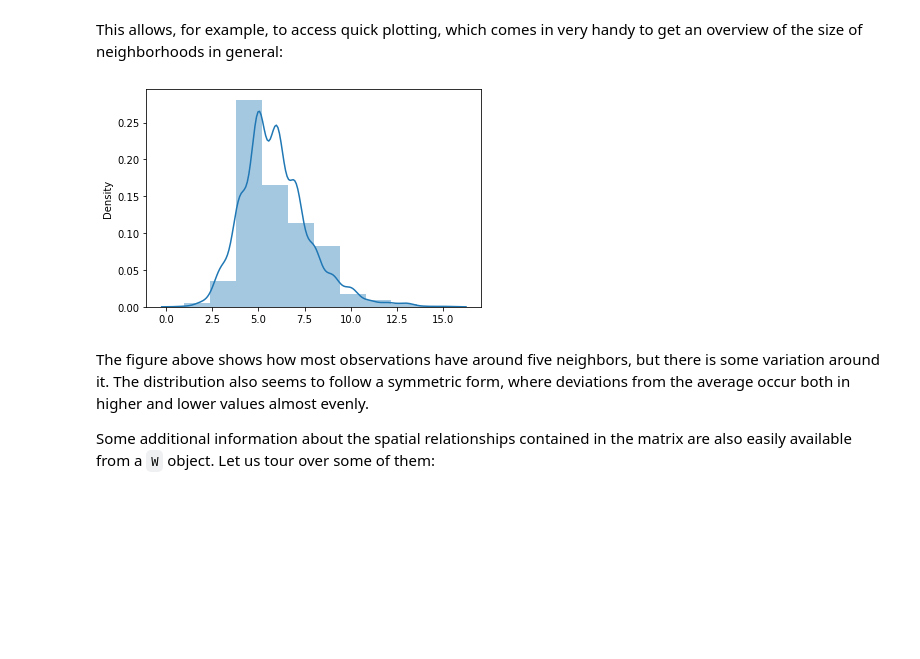
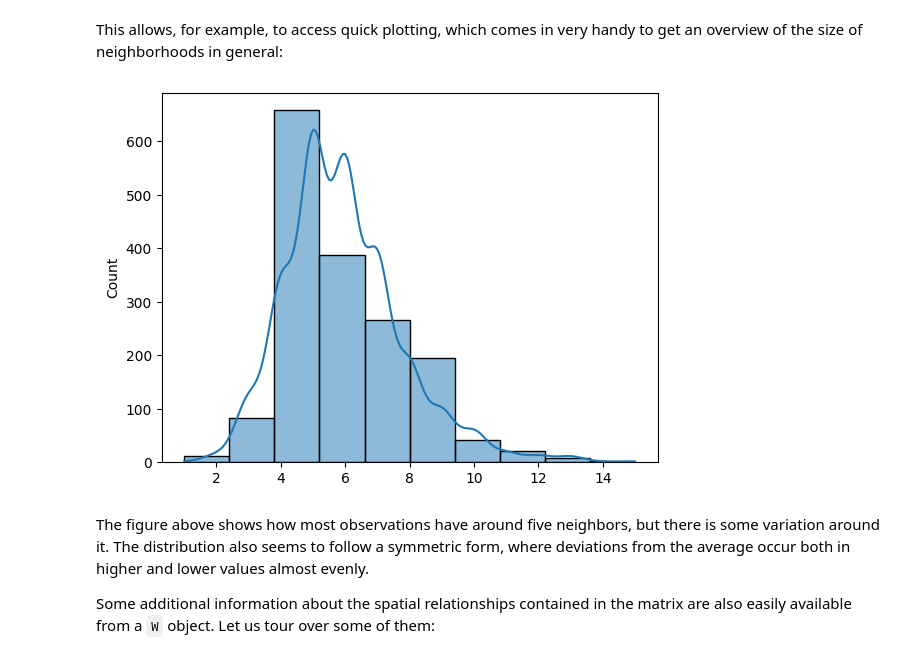
Before and after one commit to UC-Course-LU/Assignment2, a Jupyter notebook: lab_04_modified.ipynb, the cells around one changed output. Saved outputs shown, nothing was run; the diff lists cells and outputs as text; code cells hidden in the pictures; blank space fills up the shorter version.

```diff
--- a/lab_04_modified.ipynb
+++ b/lab_04_modified.ipynb
@@ -70,7 +73,10 @@ Contiguity weights matrices define spatial connections through the existence of
 
 Under the queen criteria, two observations only need to share a vortex (a single point) of their boundaries to be considered neighbors. Constructing a weights matrix under these principles can be done by running:
 # %%
-w_queen = ps.weights.Queen.from_shapefile(imd_shp, idVariable=lsoa_id)
+w_queen = ps.weights.Queen.from_dataframe(
+    imd,
+    use_index=True
+)
 w_queen
 # %% [output]
 <libpysal.weights.contiguity.Queen at 0x...>
@@ -131,10 +137,10 @@ dtype: int64
 # %% [markdown]
 This allows, for example, to access quick plotting, which comes in very handy to get an overview of the size of neighborhoods in general:
 # %%
-sns.distplot(queen_card, bins=10)
+sns.histplot(queen_card, bins=10, kde=True)
 plt.show()
 # %% [output]
-[figure, old version]
+[figure, new version]
 # %% [markdown]
 The figure above shows how most observations have around five neighbors, but there is some variation around it. The distribution also seems to follow a symmetric form, where deviations from the average occur both in higher and lower values almost evenly.
 
```
Also changed, not shown: parts of 17 cells of this notebook, 3 other files.
